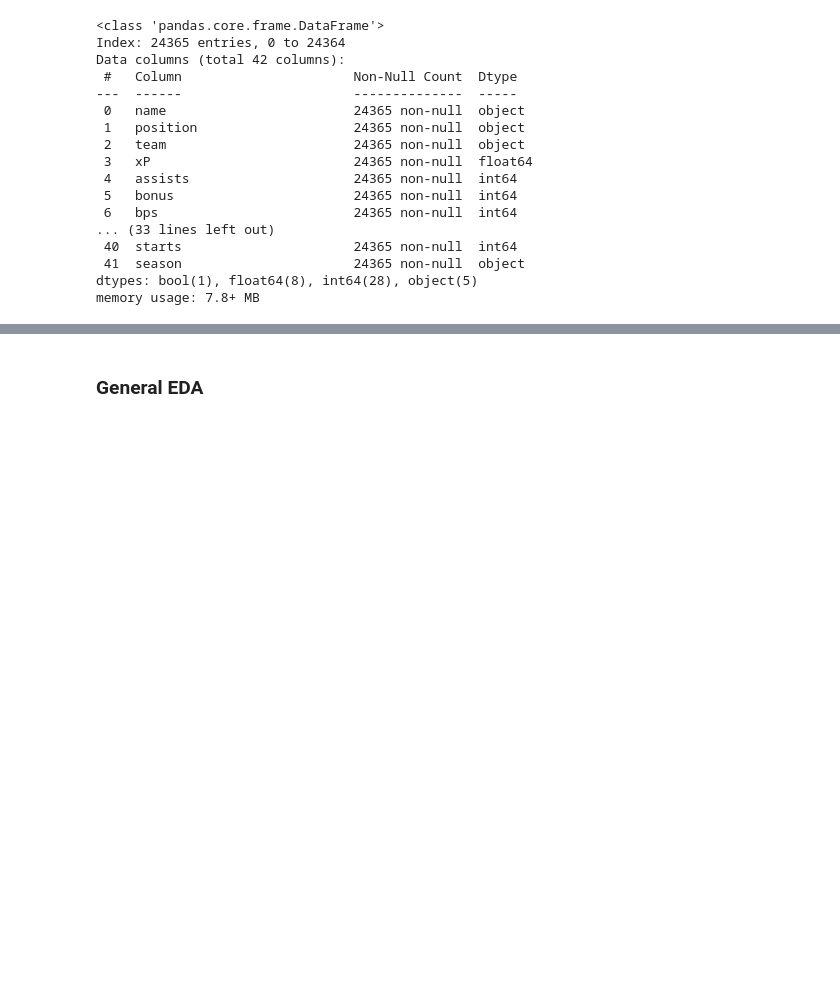
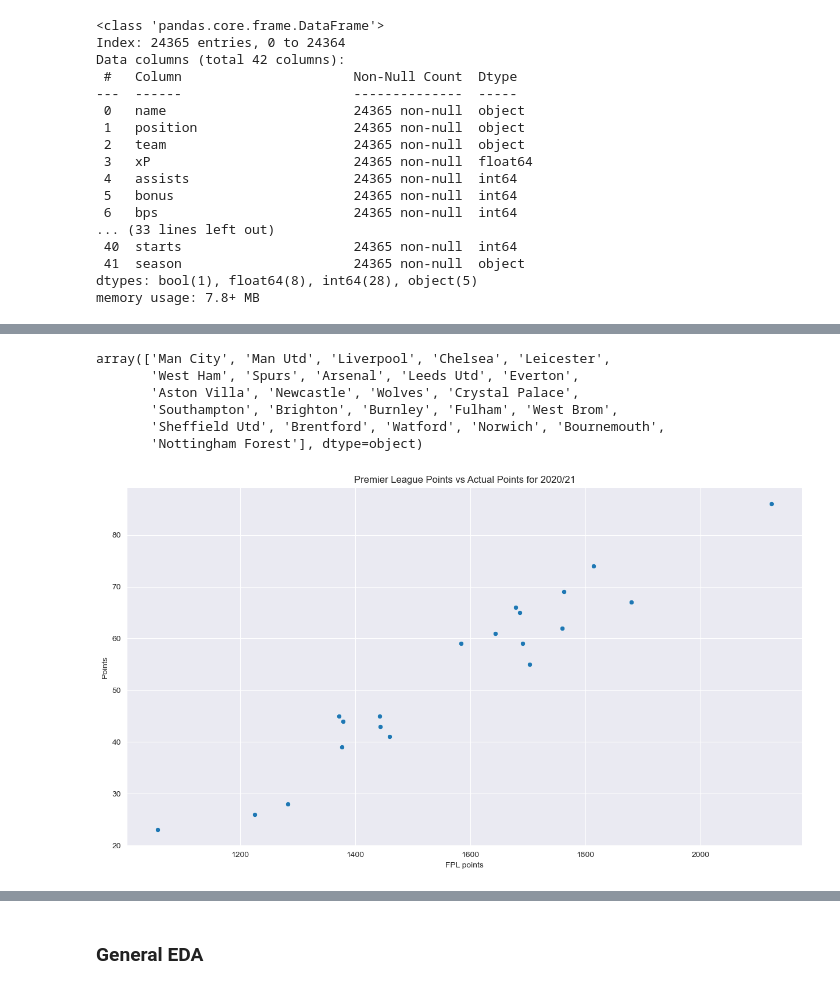
Before and after one commit to MUbarak123-56/fpl-research, a Jupyter notebook: code/eda.ipynb, the cells around one changed output, grey strips where cells are left out. Cells and saved outputs as stored; diff of their text form; code cells hidden in the pictures; blank space fills up the shorter version.

```diff
--- a/code/eda.ipynb
+++ b/code/eda.ipynb
@@ -217,0 +149,15 @@ memory usage: 5.4+ MB
+# %%
+tables = pd.concat([table2020_21, table2021_22, table2022_23], axis = 0).reset_index(drop=True)
+tables["Team"].unique()
+# %% [output]
+array(['Man City', 'Man Utd', 'Liverpool', 'Chelsea', 'Leicester',
+       'West Ham', 'Spurs', 'Arsenal', 'Leeds Utd', 'Everton',
+       'Aston Villa', 'Newcastle', 'Wolves', 'Crystal Palace',
+       'Southampton', 'Brighton', 'Burnley', 'Fulham', 'West Brom',
+       'Sheffield Utd', 'Brentford', 'Watford', 'Norwich', 'Bournemouth',
+       'Nottingham Forest'], dtype=object)
+# %%
+tables["Team"] = tables["Team"].replace(["Leeds Utd", "Nottingham Forest"], ["Leeds", "Nott'm Forest"])
+# %%
+tables = tables.rename(columns={"Team":"team"})
+fpl_points_w_tables = tables.merge(fpl_ranks, how = "inner", on = ["team", "season"])
@@ -217,0 +166,13 @@ memory usage: 5.4+ MB
+# %%
+def fpl_vs_points(year):
+    data = fpl_points_w_tables[fpl_points_w_tables["season"] == year]
+    plt.figure(figsize=(15,8))
+    sns.scatterplot(x = "total_points", y = "Points", data = data)
+    plt.xlabel("FPL points")
+    plt.ylabel("Points")
+    plt.title("Premier League Points vs Actual Points for %s"%year)
+    plt.show()
+# %%
+fpl_vs_points("2020/21")
+# %% [output]
+[figure, added]
```
Also changed, not shown: parts of 25 cells of this notebook, 9 other files.
